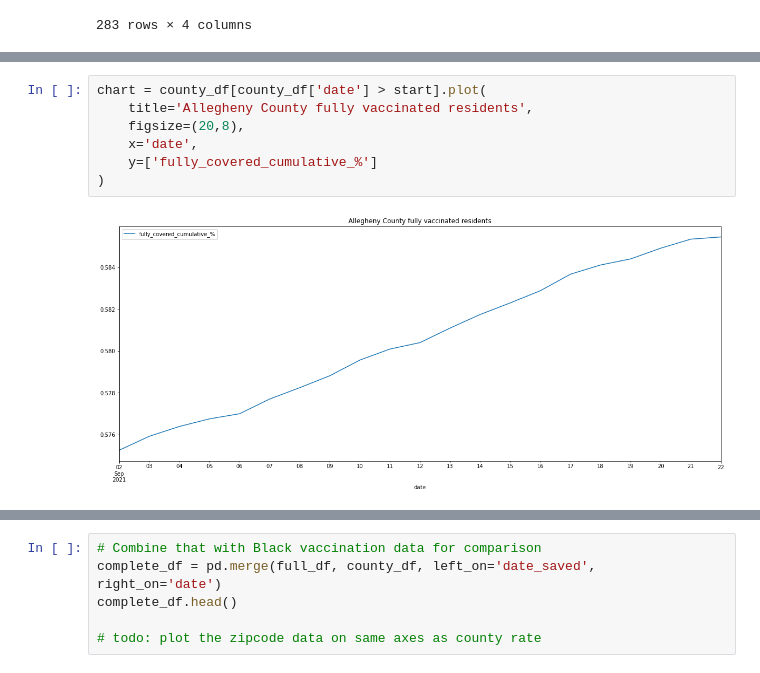
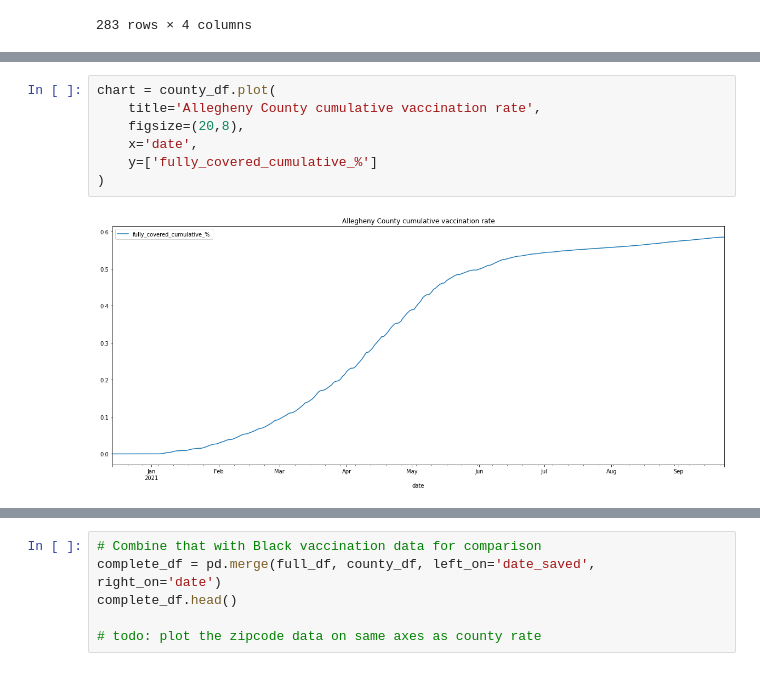
Before and after one commit to WPRDC/bec-vaccination-map, a Jupyter notebook: notebooks/rates.ipynb, the cells around one changed output, grey strips where cells are left out. Cells and saved outputs as stored; diff of their text form.

Commit message:
updated county charts

```diff
--- a/notebooks/rates.ipynb
+++ b/notebooks/rates.ipynb
@@ -149,11 +148,11 @@ county_df.head()
 | 65 | 2020-12-17 | Allegheny | 164.0 | 2.0 | 16.0 | 241.0 | ... |
 | 119 | 2020-12-18 | Allegheny | 1550.0 | 0.0 | 16.0 | 1791.0 | ... |
 # %%
-chart = county_df[county_df['date'] > start].plot(
-    title='Allegheny County fully vaccinated residents',
+chart = county_df.plot(
+    title='Allegheny County cumulative vaccination rate',
     figsize=(20,8),
     x='date',
     y=['fully_covered_cumulative_%']
 )
 # %% [output]
-[figure, old version]
+[figure, new version]
```
Also changed, not shown: parts of 5 cells of this notebook.
